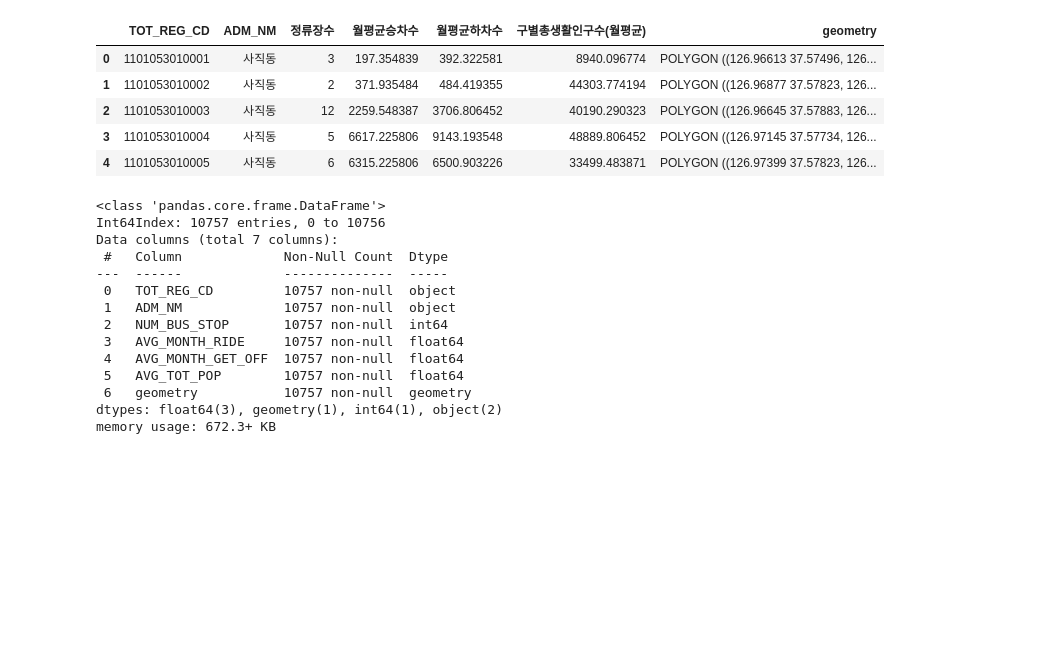
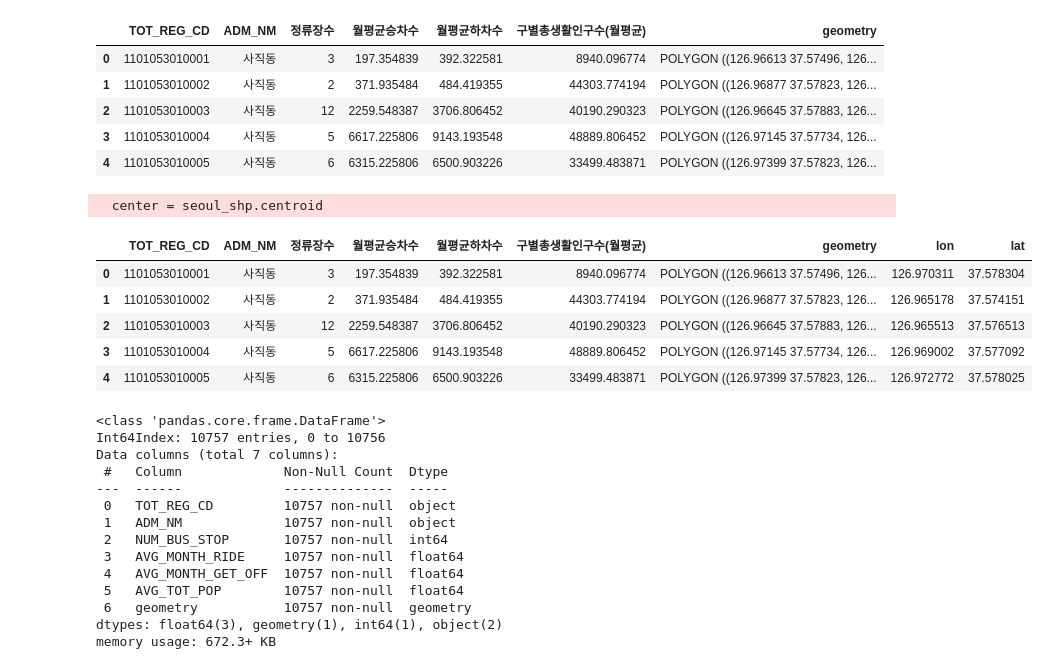
Before and after one commit to So-chankyun/Road-Diet-Location-Selection, a Jupyter notebook: sample_analysis.ipynb, the cells around one changed output. Saved outputs shown, nothing was run; the diff lists cells and outputs as text; code cells hidden in the pictures; blank space fills up the shorter version.

```diff
--- a/sample_analysis.ipynb
+++ b/sample_analysis.ipynb
@@ -9,7 +9,7 @@ import matplotlib as mpl
 import pandas as pd
 # %%
 bus_stop_data = pd.read_csv('./집계구별 정류장수 및 승하차 데이터.csv')
-seoul_shp = gp.read_file('./data/서울시 행정구역 및 집계구 정보(SHP)/서울시_집계구_4326.shp',encoding="EUC-KR").to_crs()
+seoul_shp = gp.read_file('./data/서울시 행정구역 및 집계구 정보(SHP)/서울시_집계구_4326.shp',encoding="EUC-KR")
 pop_data = pd.read_csv('./data/pop/19년 12월 집계구코드별 평균생활인구수.csv')
 seoul_shp.head()
 # %% [output]
@@ -172,6 +172,21 @@ sample_data.head()
 | 2 | 1101053010003 | 사직동 | 12 | 2259.548387 | 3706.806452 | 40190.290323 | POLYGON ((126.96645 37.57883, 126... |
 | 3 | 1101053010004 | 사직동 | 5 | 6617.225806 | 9143.193548 | 48889.806452 | POLYGON ((126.97145 37.57734, 126... |
 | 4 | 1101053010005 | 사직동 | 6 | 6315.225806 | 6500.903226 | 33499.483871 | POLYGON ((126.97399 37.57823, 126... |
+# %%
+center = seoul_shp.centroid
+X = pd.Series(center.x)
+Y = pd.Series(center.y)
+sample_data.loc[:,'lon'] = X
+sample_data.loc[:,'lat'] = Y
+sample_data.head()
+# %% [output]
+  center = seoul_shp.centroid
+|  | TOT_REG_CD | ADM_NM | 정류장수 | 월평균승차수 | 월평균하차수 | 구별총생활인구수(월평균) | geometry | lon | lat |
+| 0 | 1101053010001 | 사직동 | 3 | 197.354839 | 392.322581 | 8940.096774 | POLYGON ((126.96613 37.57496, 126... | 126.970311 | 37.578304 |
+| 1 | 1101053010002 | 사직동 | 2 | 371.935484 | 484.419355 | 44303.774194 | POLYGON ((126.96877 37.57823, 126... | 126.965178 | 37.574151 |
+| 2 | 1101053010003 | 사직동 | 12 | 2259.548387 | 3706.806452 | 40190.290323 | POLYGON ((126.96645 37.57883, 126... | 126.965513 | 37.576513 |
+| 3 | 1101053010004 | 사직동 | 5 | 6617.225806 | 9143.193548 | 48889.806452 | POLYGON ((126.97145 37.57734, 126... | 126.969002 | 37.577092 |
+| 4 | 1101053010005 | 사직동 | 6 | 6315.225806 | 6500.903226 | 33499.483871 | POLYGON ((126.97399 37.57823, 126... | 126.972772 | 37.578025 |
 # %%
 # sample_data[['월평균승차수','월평균하차수','구별총생활인구수(월평균)']].astype(int)
 # sample_data.rename(columns={'정류장수':'NUM_BUS_STOP','월평균승차수':'AVG_MONTH_RIDE'
```
Also changed, not shown: parts of 8 cells of this notebook.
